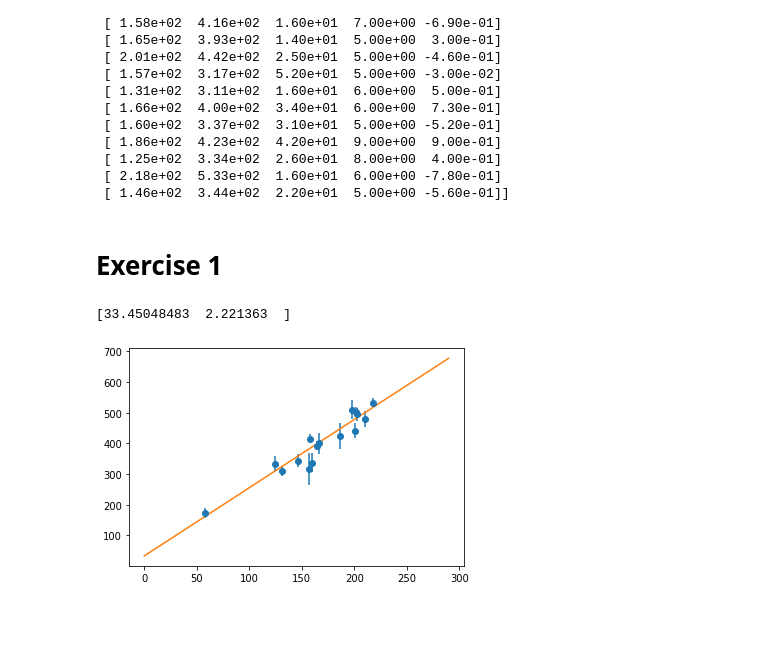
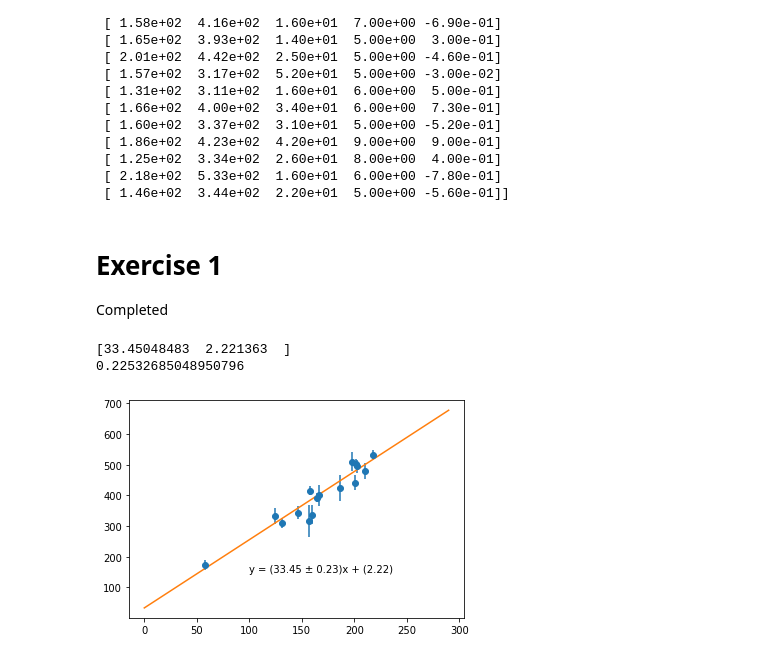
Before and after one commit to JonahDG/DataAnalysisRecipes, a Jupyter notebook: DataAnalysisExercises.ipynb, the cells around one changed output. Cells and saved outputs as stored; diff of their text form; code cells hidden in the pictures; blank space fills up the shorter version.

```diff
--- a/DataAnalysisExercises.ipynb
+++ b/DataAnalysisExercises.ipynb
@@ -50,44 +50,45 @@ print(table1)
  [ 1.46e+02  3.44e+02  2.20e+01  5.00e+00 -5.60e-01]]
 # %% [markdown]
 # Exercise 1
+Completed
 # %%
-def LinearAlgebraFit(table):
+def LinearAlgebraFit1(table):
   MatrixA=np.array([[1,table[4,0]],
                     [1,table[5,0]],
                     [1,table[6,0]],
                     [1,table[7,0]],
                     [1,table[8,0]],
                     [1,table[9,0]],
                     [1,table[10,0]],
                     [1,table[11,0]],
                     [1,table[12,0]],
                     [1,table[13,0]],
                     [1,table[14,0]],
                     [1,table[15,0]],
                     [1,table[16,0]],
                     [1,table[17,0]],
                     [1,table[18,0]],
                     [1,table[19,0]]]) #Creates Matrix A from positions 5-20 in the first column (x-values)
+
   MatrixA_T=np.transpose(MatrixA) #Transposes Matrix A
-  MatrixY=np.array(table[4:20,1]) #Creates Matrix Y from positions 5-20 in the second column (Y-values)
-  MatrixC=np.diag(table1[4:20,2]) #Creates a diagonal Matrix C from positions 5-20 in the third columb (SigmaY-Values)
+  MatrixY=np.array(table[4:,1]) #Creates Matrix Y from positions 5-20 in the second column (Y-values)
+  MatrixC=np.diag(table1[4:,2]) #Creates a diagonal Matrix C from positions 5-20 in the third columb (SigmaY-Values)
   MatrixC_I=np.linalg.inv(MatrixC) #Inverses Matrix C
-  MatrixX_1=np.dot(np.dot(MatrixA_T,MatrixC_I),MatrixA)
-  MatrixX_2=np.dot(np.dot(MatrixA_T,MatrixC_I),MatrixY)
-  MatrixX=np.linalg.solve(MatrixX_1,MatrixX_2)
-  x_vals=np.arange(0,300,10)
-  #print(MatrixA)
-  #print(MatrixA_T)
-  #print(MatrixY)
-  #print(MatrixC_I)
-  #print(MatrixC_I)
-  #print(MatrixX_1)
-  #print(MatrixX_2)
+  MatrixX_1=np.dot(np.dot(MatrixA_T,MatrixC_I),MatrixA) #Creates The first half MatrixX formula (Before Inversing)
+  MatrixX_2=np.dot(np.dot(MatrixA_T,MatrixC_I),MatrixY) #Creates the second half of MatrixX Formula
+  MatrixX=np.linalg.solve(MatrixX_1,MatrixX_2) #Solves MatrixX_1 and MatrixX_2 to get Matrix X
+  ##np.solve does [Matrix1]^(-1)[Matrix2]
+  MatrixM=table[4:,1] / table[4:,0] #Creates Matrix of slopes  based on x_i and y_i
+  MatrixM_U=np.std(MatrixM) #Finds the standard deviation of MatrixM
   print(MatrixX)
-  plt.errorbar(table[4:20,0],table[4:20,1],yerr=table[4:20,2],fmt="o")
-  plt.plot(x_vals,MatrixX[1]*x_vals+MatrixX[0])
+  print(MatrixM_U)
+  x_vals=np.arange(0,300,10) #Gets x values for the Line of best Fit
+  plt.errorbar(table[4:,0],table[4:20,1],yerr=table[4:20,2],fmt="o") #plots a scatter Plot with errorbars
+  plt.plot(x_vals,MatrixX[1]*x_vals+MatrixX[0]) #Plots a line of best fit based on MatrixX
+  plt.annotate("y = (33.45 \u00B1 0.23)x + (2.22)",(100,150))
   plt.plot
-LinearAlgebraFit(table1)
+LinearAlgebraFit1(table1)
 # %% [output]
 [33.45048483  2.221363  ]
+0.22532685048950796
-[figure, old version]
+[figure, new version]
```
Also changed, not shown: parts of 5 cells of this notebook.
